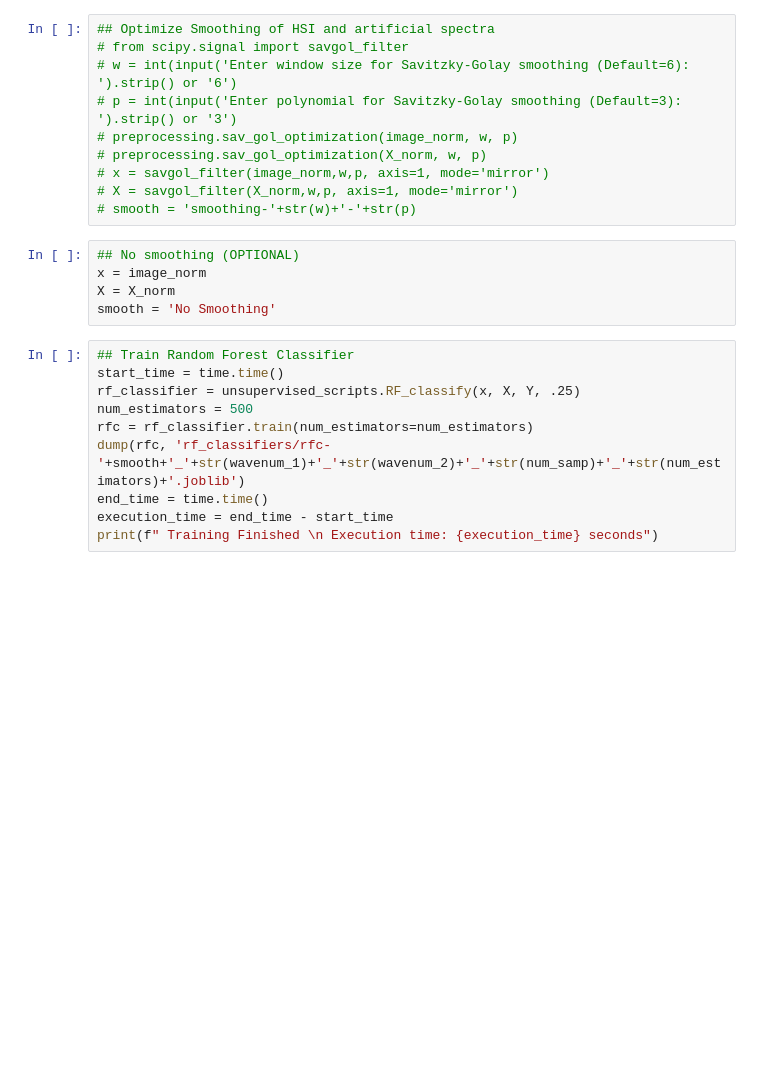
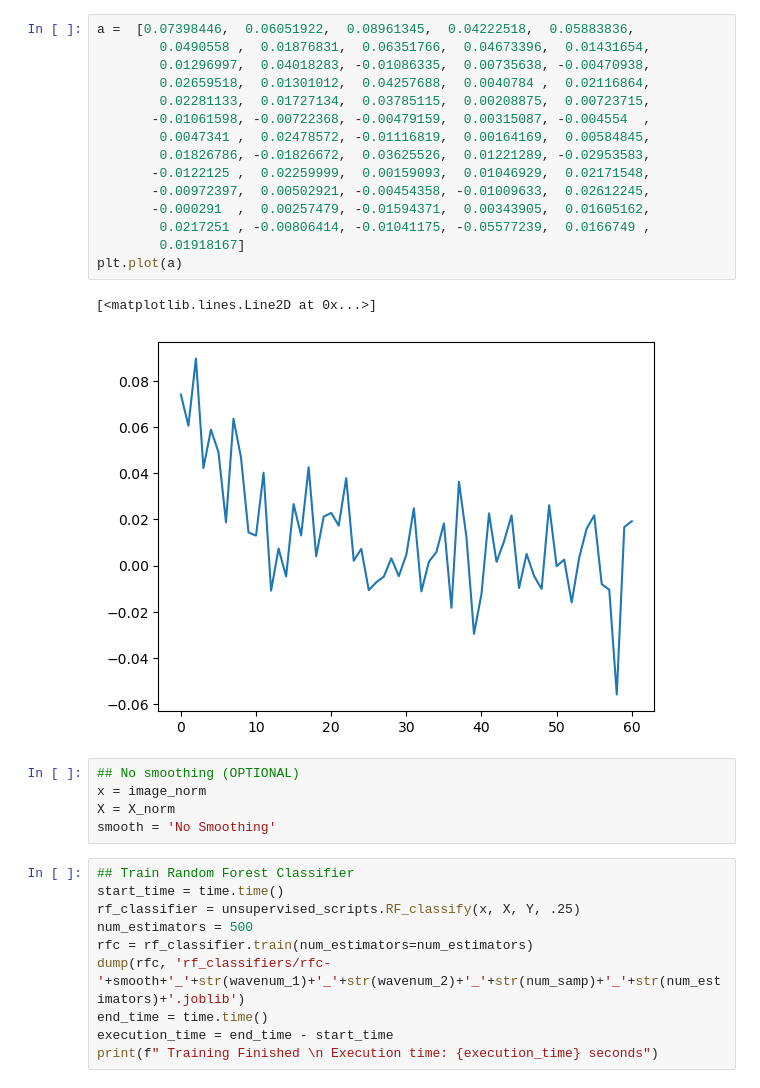
Before and after one commit to jvillazon/hsi_machine_learning, a Jupyter notebook: ML/RF_training.ipynb, the cells around one changed output. Saved outputs shown, nothing was run; the diff lists cells and outputs as text; blank space fills up the shorter version.

```diff
--- a/ML/RF_training.ipynb
+++ b/ML/RF_training.ipynb
@@ -68,13 +70,21 @@ Text(0, 0.5, 'Normalized Intensity (A.U.)')
-# %%
-## Optimize Smoothing of HSI and artificial spectra
-# from scipy.signal import savgol_filter
-# w = int(input('Enter window size for Savitzky-Golay smoothing (Default=6): ').strip() or '6')
-# p = int(input('Enter polynomial for Savitzky-Golay smoothing (Default=3): ').strip() or '3')
-# preprocessing.sav_gol_optimization(image_norm, w, p)
-# preprocessing.sav_gol_optimization(X_norm, w, p)
-# x = savgol_filter(image_norm,w,p, axis=1, mode='mirror')
-# X = savgol_filter(X_norm,w,p, axis=1, mode='mirror')
-# smooth = 'smoothing-'+str(w)+'-'+str(p)
+# %%
+a =  [0.07398446,  0.06051922,  0.08961345,  0.04222518,  0.05883836,
+        0.0490558 ,  0.01876831,  0.06351766,  0.04673396,  0.01431654,
+        0.01296997,  0.04018283, -0.01086335,  0.00735638, -0.00470938,
+        0.02659518,  0.01301012,  0.04257688,  0.0040784 ,  0.02116864,
+        0.02281133,  0.01727134,  0.03785115,  0.00208875,  0.00723715,
+       -0.01061598, -0.00722368, -0.00479159,  0.00315087, -0.004554  ,
+        0.0047341 ,  0.02478572, -0.01116819,  0.00164169,  0.00584845,
+        0.01826786, -0.01826672,  0.03625526,  0.01221289, -0.02953583,
+       -0.0122125 ,  0.02259999,  0.00159093,  0.01046929,  0.02171548,
+       -0.00972397,  0.00502921, -0.00454358, -0.01009633,  0.02612245,
+       -0.000291  ,  0.00257479, -0.01594371,  0.00343905,  0.01605162,
+        0.0217251 , -0.00806414, -0.01041175, -0.05577239,  0.0166749 ,
+        0.01918167]
+plt.plot(a)
+# %% [output]
+[<matplotlib.lines.Line2D at 0x...>]
+[figure, added]
 # %%
 ## No smoothing (OPTIONAL)
 x = image_norm
```
Also changed, not shown: parts of 4 cells of this notebook, 4 other files.
